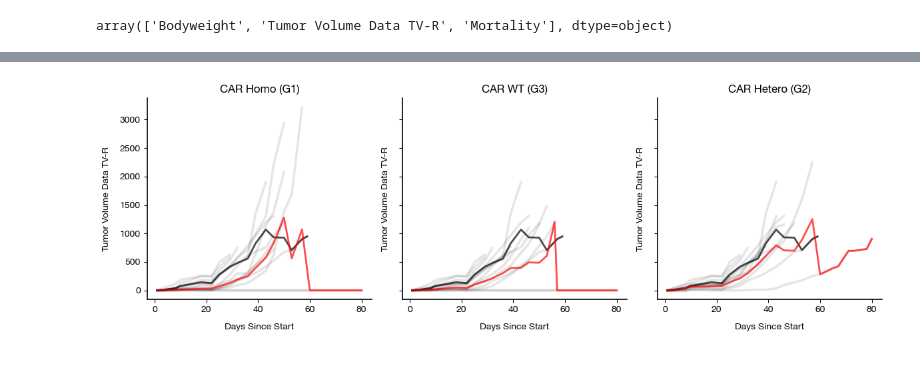
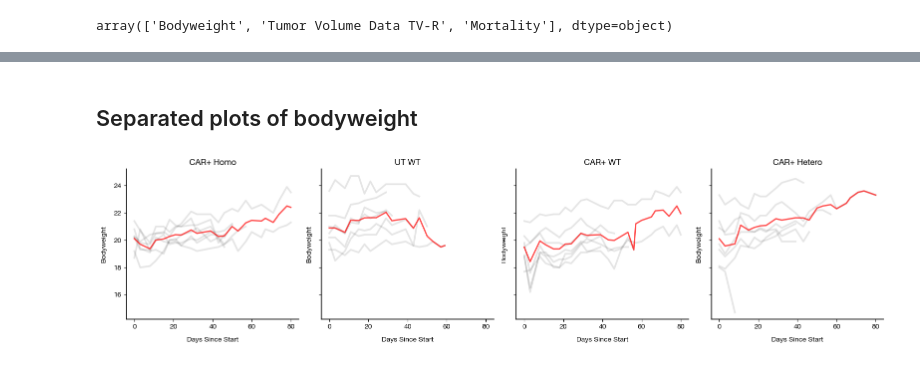
Before and after one commit to hbhargava7/invivo, a Jupyter notebook: examples/example.ipynb, the cells around one changed output, grey strips where cells are left out. Saved outputs shown, nothing was run; the diff lists cells and outputs as text; code cells hidden in the pictures.

```diff
--- a/examples/example.ipynb
+++ b/examples/example.ipynb
@@ -53,4 +114,6 @@ See the caveats in the documentation: https://pandas.pydata.org/pandas-docs/stab
-# %%
-analyzer.subplot_data_bygroup('Tumor Volume Data TV-R', control_group_id='UT WT (G4)')
-# %% [output]
-[figure, removed]
+# %% [markdown]
+## Separated plots of bodyweight
+# %%
+fig, axs = analyzer.subplot_data_bygroup('Bodyweight')
+# %% [output]
+[figure, added]
```
Also changed, not shown: parts of 14 cells of this notebook, 5 other files.
